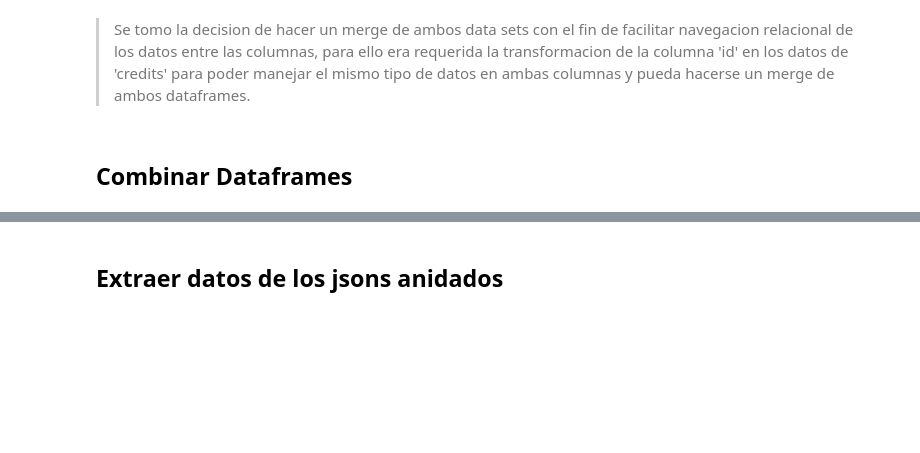
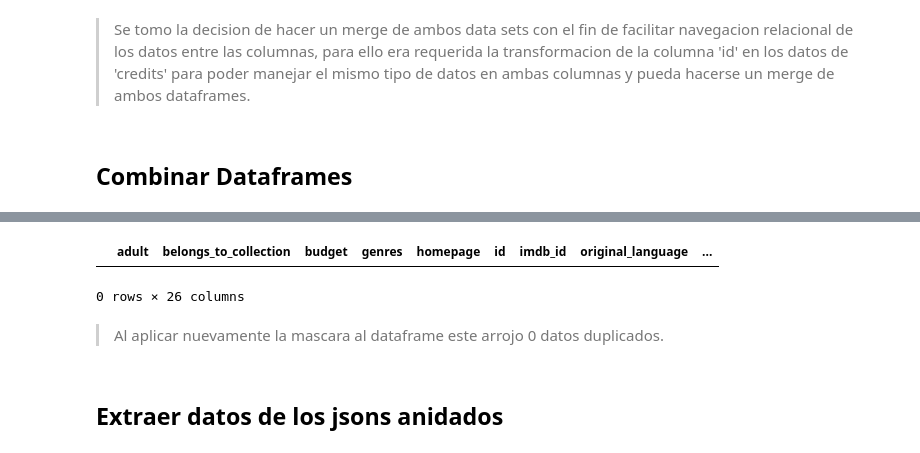
Before and after one commit to rammerbot/ETL__Machine_Learning_API_movie_recommendation, a Jupyter notebook: ETL.ipynb, the cells around one changed output, grey strips where cells are left out. Saved outputs shown, nothing was run; the diff lists cells and outputs as text; code cells hidden in the pictures; blank space fills up the shorter version.

```diff
--- a/ETL.ipynb
+++ b/ETL.ipynb
@@ -65,3 +189,13 @@ data.isnull().sum()
+# %%
+# Se Verificanuevamente el estado de los valores duplicados.
+data_d = data[data.duplicated()]
+
+data_d
+# %% [output]
+|  | adult | belongs_to_collection | budget | genres | homepage | id | imdb_id | original_language | ... |
+0 rows × 26 columns
+# %% [markdown]
+> Al aplicar nuevamente la mascara al dataframe este arrojo 0 datos duplicados.
 # %% [markdown]
 ## Extraer datos de los jsons anidados
 # %%
```
Also changed, not shown: parts of 61 cells of this notebook, 1 other file.
